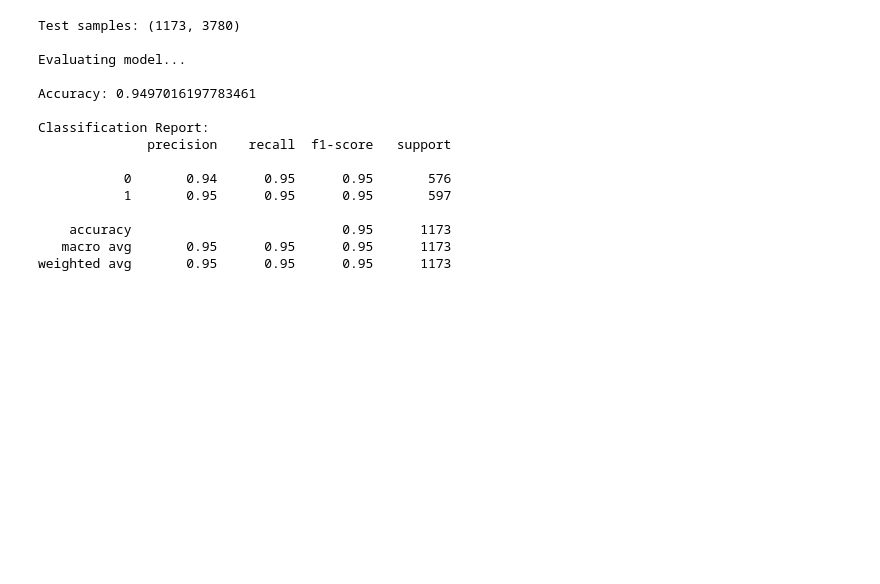
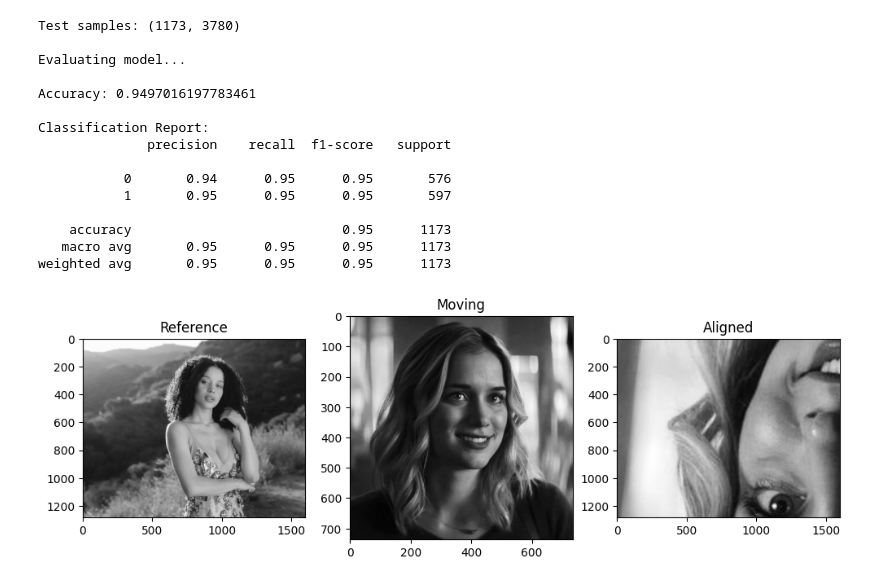
Before and after one commit to Fin-N1049/ComputerVision, a Jupyter notebook: computerVision.ipynb, the cells around one changed output. Saved outputs shown, nothing was run; the diff lists cells and outputs as text; code cells hidden in the pictures; blank space fills up the shorter version.

```diff
--- a/computerVision.ipynb
+++ b/computerVision.ipynb
@@ -622,0 +467,13 @@ weighted avg       0.95      0.95      0.95      1173
+# %%
+ref, mov, aligned, good, kp1, kp2 = register_images(
+    "/content/chasei.webp",
+    "/content/elail.jpg"
+)
+
+plt.figure(figsize=(12,4))
+plt.subplot(1,3,1); plt.title("Reference"); plt.imshow(ref, cmap='gray')
+plt.subplot(1,3,2); plt.title("Moving"); plt.imshow(mov, cmap='gray')
+plt.subplot(1,3,3); plt.title("Aligned"); plt.imshow(aligned, cmap='gray')
+plt.show()
+# %% [output]
+[figure, added]
```
Also changed, not shown: parts of 11 cells of this notebook.
